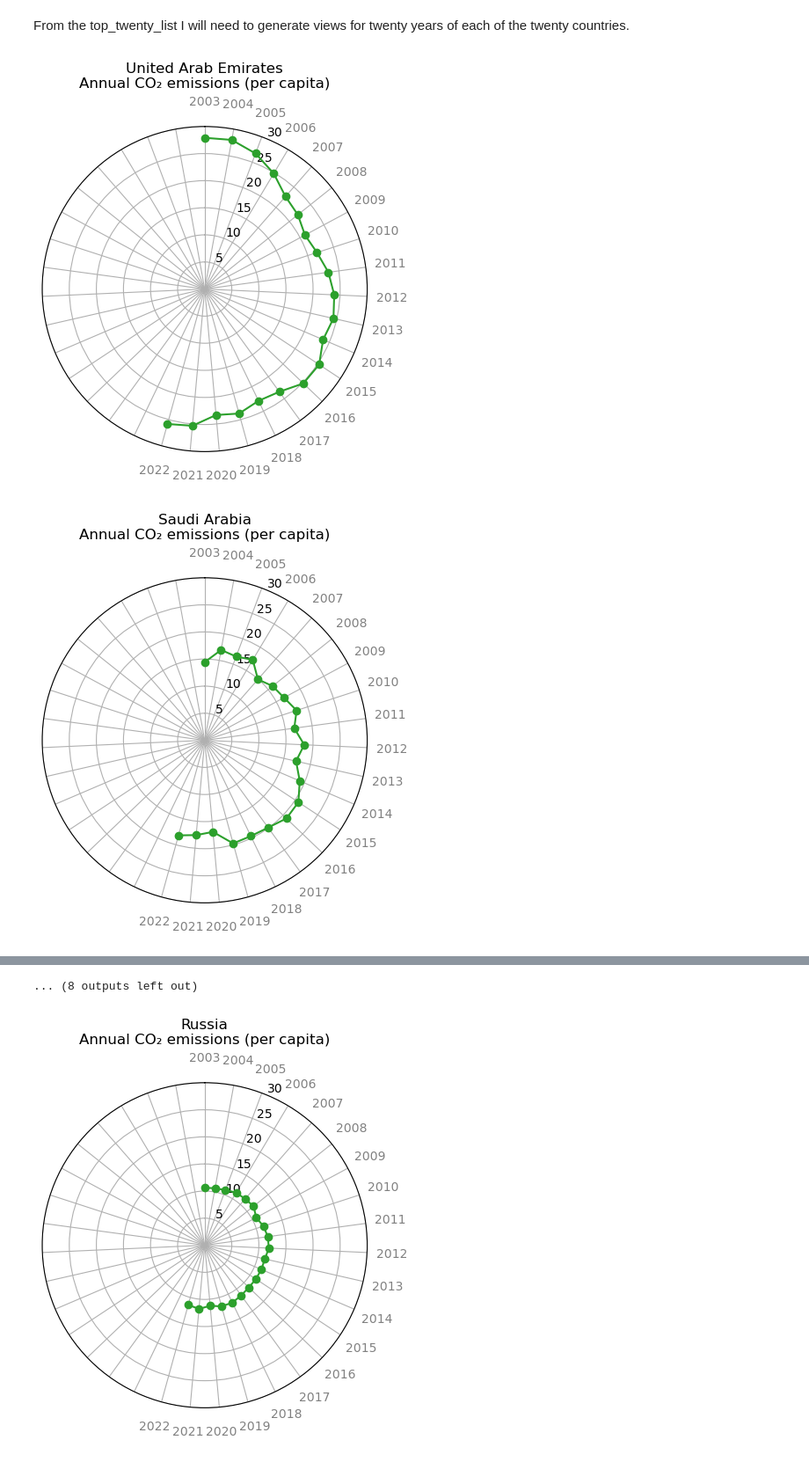
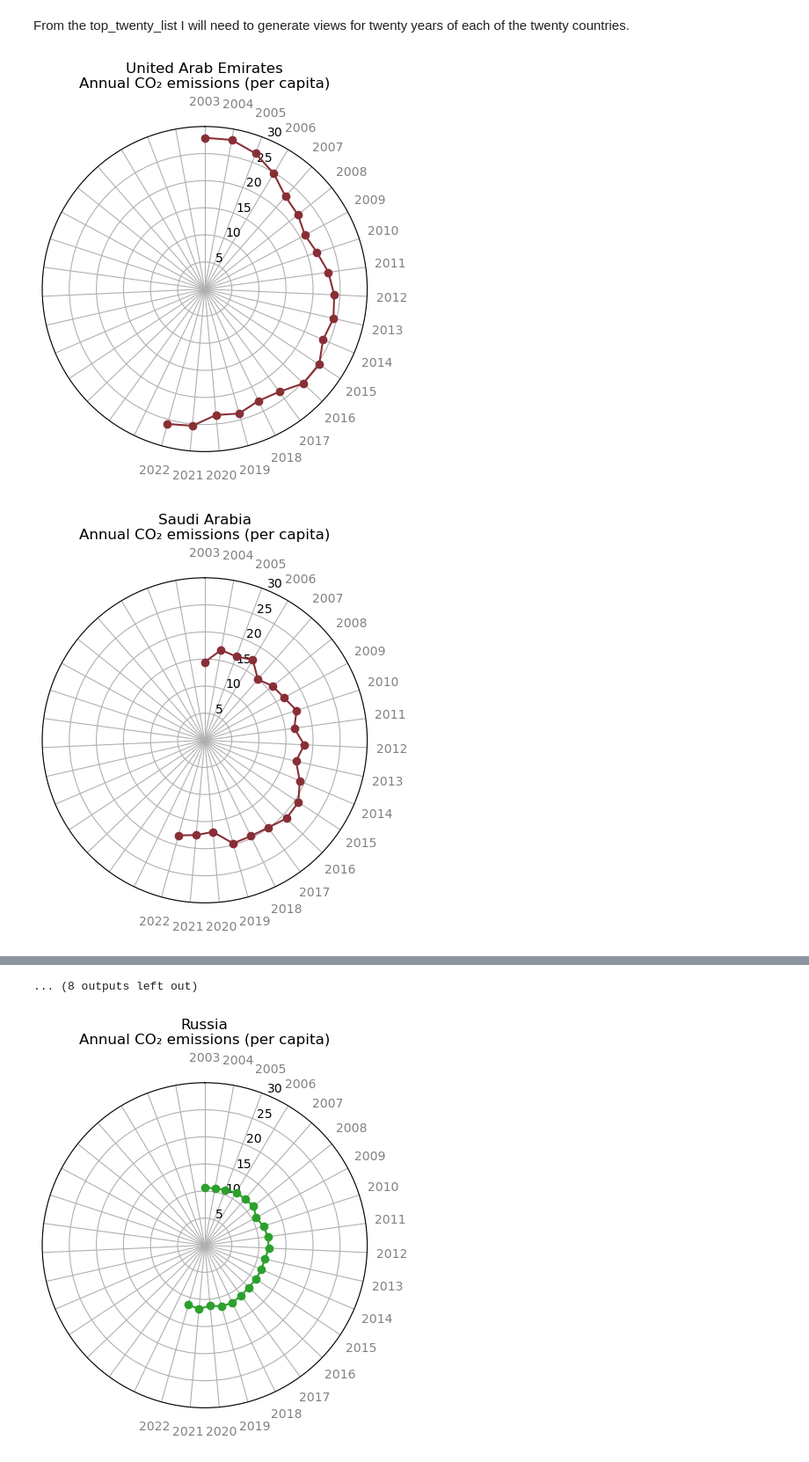
Before and after one commit to LydiaStoneKonstanski/PerCapitaCO2Emissions_data_visualization, a Jupyter notebook: data/co2dataframes.ipynb, the cells around one changed output, grey strips where cells are left out. Shown at 88% size. Cells and saved outputs as stored; diff of their text form; code cells hidden in the pictures.

Commit message:
style improvements, transparent backgrounds

```diff
--- a/data/co2dataframes.ipynb
+++ b/data/co2dataframes.ipynb
@@ -200,35 +200,36 @@ c_filter = c_filter.sort_values(by='Year')
 def get_radar_plot(country, path, img_extension, save=False):
     cur_country = c_filter[c_filter['Country']==country]
     # set a consistent scale across all countries
     max_value = 30
     # Initialize the graph and set it as clockwise from the top
     radar_fig = plt.figure()
     radar_ax = radar_fig.add_subplot(111, projection='polar')
     radar_ax.set_theta_direction(-1)
     radar_ax.set_theta_offset(np.pi/2.0)
     plt.ylim(0, max_value)
     # Add padding for future years and scale the angles
     padded_year_length = len(cur_country) + 15
     theta = np.arange(padded_year_length + 1) / float(padded_year_length) * 2 * np.pi
     # Extract values and add padding of null values
     values = cur_country['Annual CO₂ emissions (per capita)'].values
     values = np.pad(values, (0, padded_year_length - len(values) + 1), constant_values=np.nan)
     # Extract labels and add padding of empty strings
     labels = cur_country['Year'].tolist()
     labels += [''] * (padded_year_length - len(labels))
     # Add values and labels to the plot
-    l1, = radar_ax.plot(theta, values, color="C2", marker="o")
+    l1, = radar_ax.plot(theta, values, color="#882F36", marker="o")
     plt.xticks(theta[:-1], labels, color='grey', size=10)
     radar_ax.tick_params(pad=10)
     radar_ax.set_title(country + "\nAnnual CO₂ emissions (per capita)")
     # Save images if desired
     if save:
-        plt.savefig(path + country + img_extension, bbox_inches='tight')
+        plt.savefig(path + country + img_extension, bbox_inches='tight', transparent=True)
     plt.show()
+
 
 for country in top_twenty_list:
     radar_path = '/Users/lydia/Projects/PerCapitaCO2Emissions_data_visualization/static/radar/'
-    get_radar_plot(country, radar_path, '.svg', False) # Set to true to overwrite saved files
+    get_radar_plot(country, radar_path, '.svg', True) # Set to true to overwrite saved files
 # %% [output]
-[figure, old version]
+[figure, new version]
-[figure, old version]
+[figure, new version]
```
Also changed, not shown: parts of 1 cell of this notebook, 26 other files.
